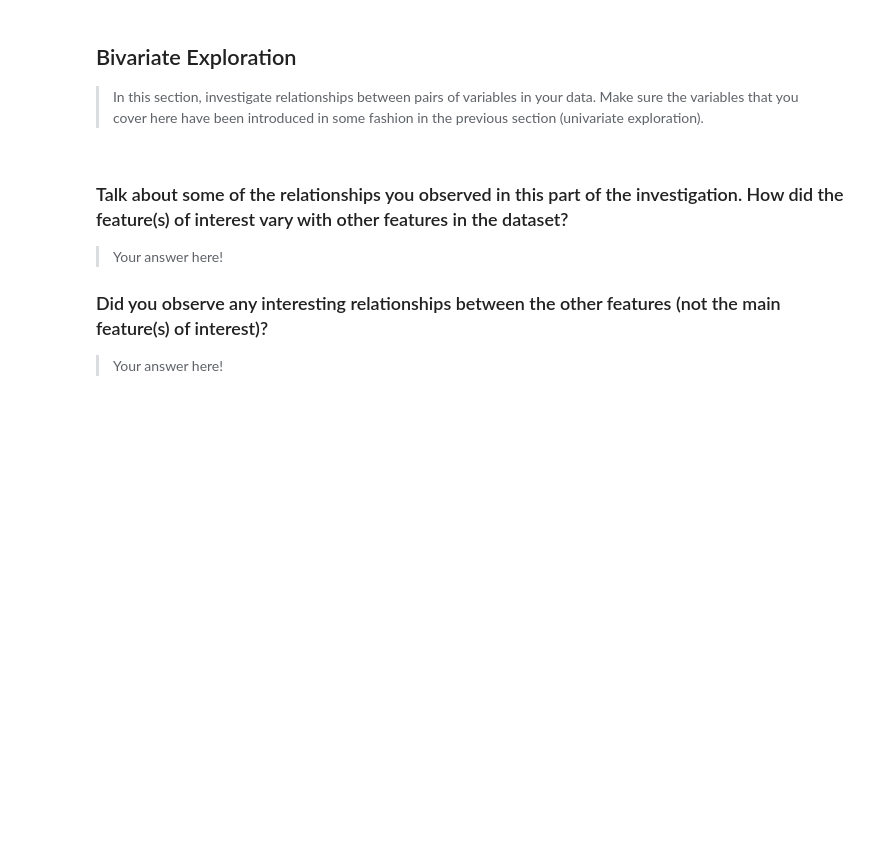
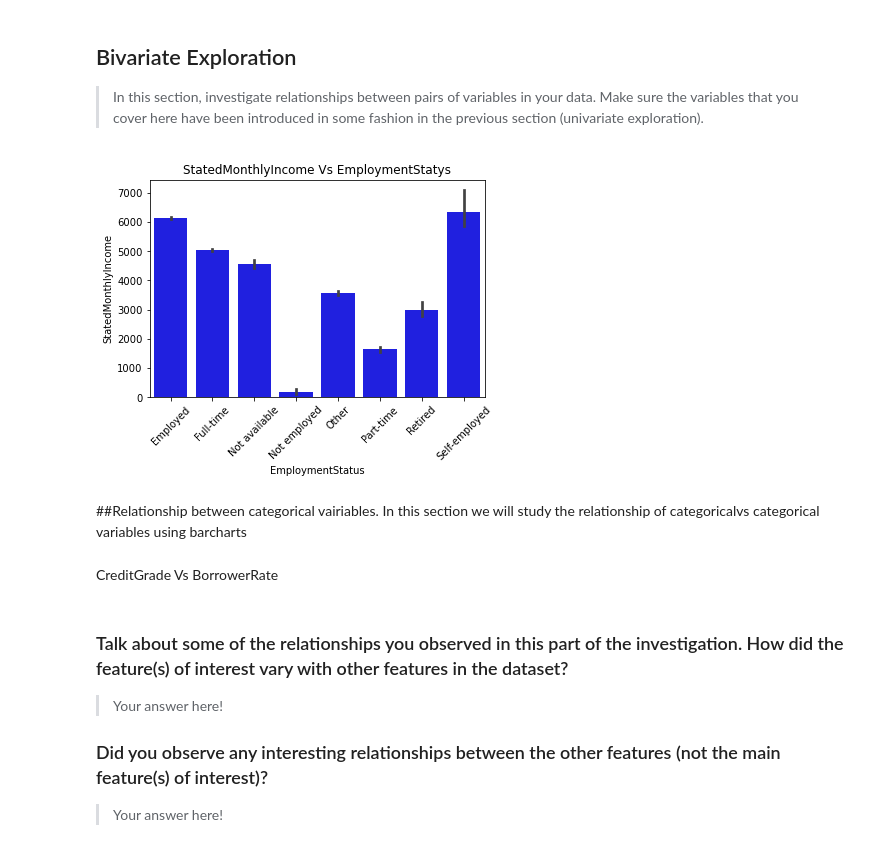
Before and after one commit to DoreenNkatha/Loan-data-prosper, a Jupyter notebook: Part_I_exploration_template.ipynb, the cells around one changed output. Saved outputs shown, nothing was run; the diff lists cells and outputs as text; code cells hidden in the pictures; blank space fills up the shorter version.

```diff
--- a/Part_I_exploration_template.ipynb
+++ b/Part_I_exploration_template.ipynb
@@ -372,0 +418,5 @@ Monthly loan payment is normally distributed with the highest amount being betwe
+# %%
+Loan = Loan.astype({"LoanStatus" :'category', "Occupation" :'category',"EmploymentStatus":'category', "CreditGrade":'category'})
+Loan.info()
+Loan['CreditGrade'].value_counts()
+Loan['EmploymentStatus'].value_counts()
@@ -376,6 +456,20 @@ Monthly loan payment is normally distributed with the highest amount being betwe
 > In this section, investigate relationships between pairs of variables in your
 data. Make sure the variables that you cover here have been introduced in some
 fashion in the previous section (univariate exploration).
+# %%
+##Employment Status vs CreditGrade
+Loan['EmploymentStatus']
+sb.barplot(x= Loan['EmploymentStatus'], y= Loan['StatedMonthlyIncome'], color='blue')
+plt.xticks(rotation=45)
+plt.title('StatedMonthlyIncome Vs EmploymentStatys')
+plt.show()
+# %% [output]
+[figure, added]
+# %% [markdown]
+##Relationship between categorical vairiables.
+In this section we will study the relationship of categoricalvs categorical variables using barcharts
+# %% [markdown]
+CreditGrade Vs BorrowerRate
 # %% [markdown]
 ### Talk about some of the relationships you observed in this part of the investigation. How did the feature(s) of interest vary with other features in the dataset?
 
```
Also changed, not shown: parts of 4 cells of this notebook.
